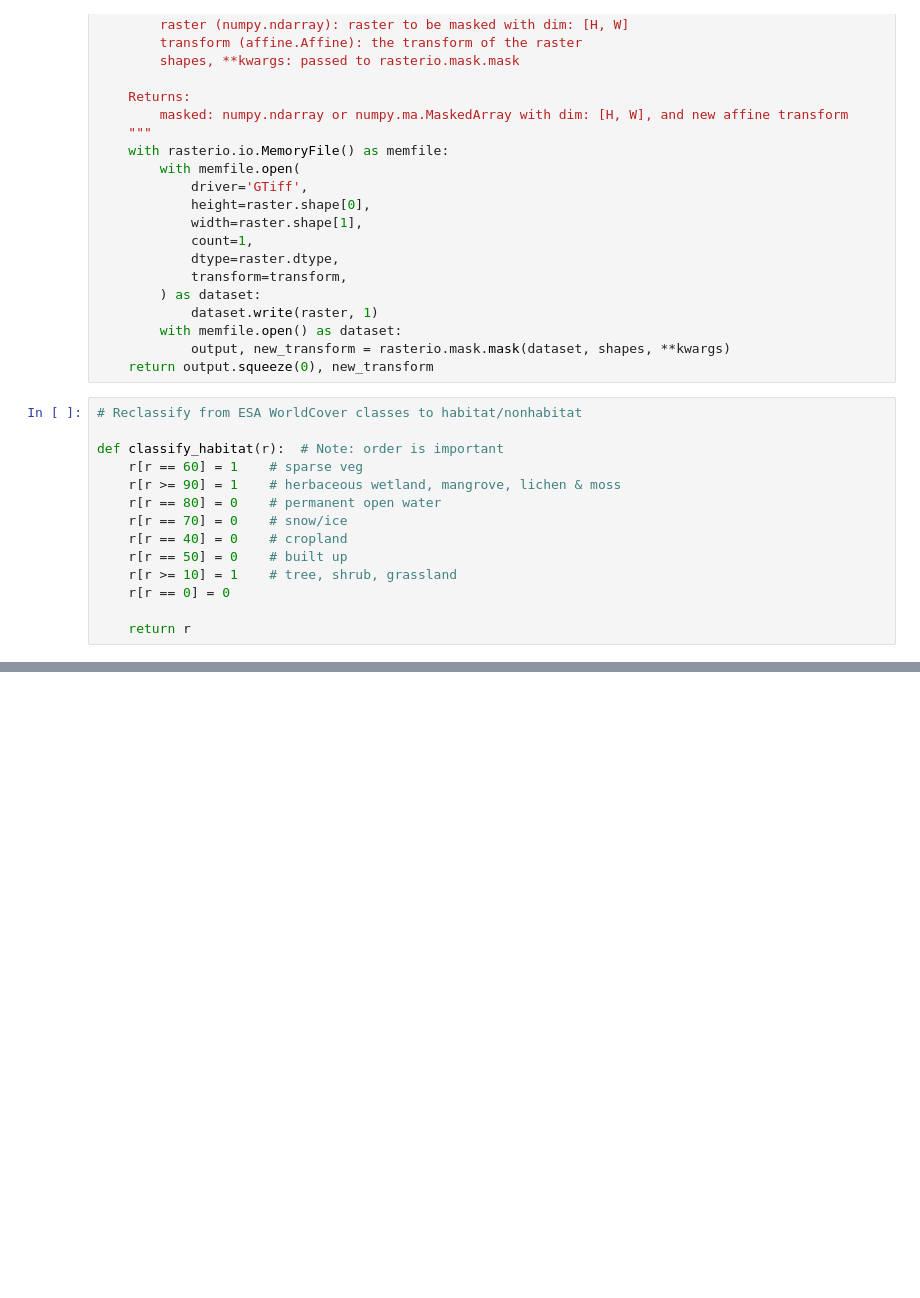
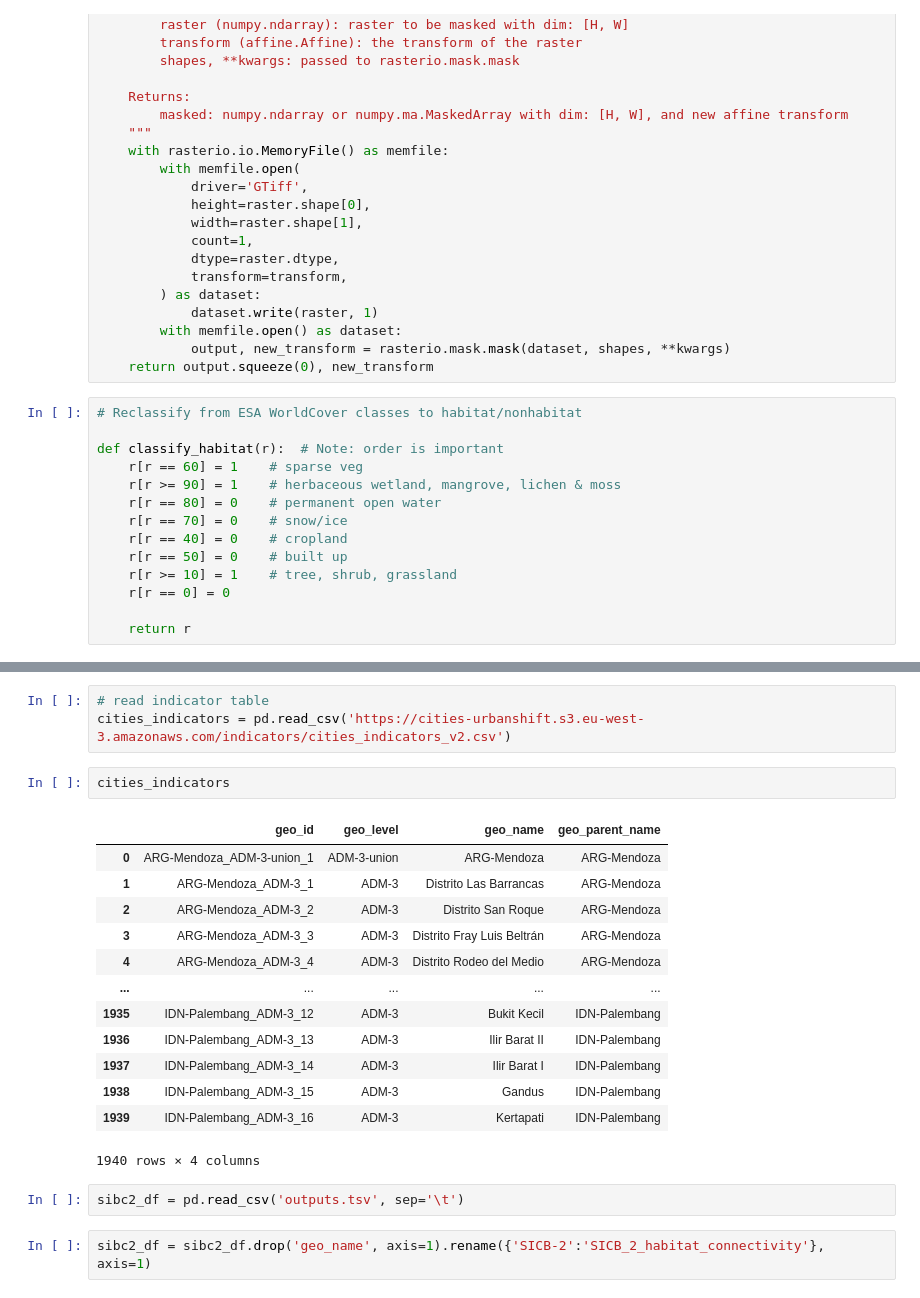
Before and after one commit to wri/cities-urbanshift, a Jupyter notebook: compute-indicator-SICB-2.ipynb, the cells around one changed output, grey strips where cells are left out. Cells and saved outputs as stored; diff of their text form; blank space fills up the shorter version.

```diff
--- a/compute-indicator-SICB-2.ipynb
+++ b/compute-indicator-SICB-2.ipynb
@@ -214,0 +306,23 @@ with fiona.open('filename.shp', 'w', 'ESRI Shapefile', schema) as c:
+# %%
+# read indicator table
+cities_indicators = pd.read_csv('https://cities-urbanshift.s3.eu-west-3.amazonaws.com/indicators/cities_indicators_v2.csv')
+# %%
+cities_indicators
+# %% [output]
+|  | geo_id | geo_level | geo_name | geo_parent_name |
+| 0 | ARG-Mendoza_ADM-3-union_1 | ADM-3-union | ARG-Mendoza | ARG-Mendoza |
+| 1 | ARG-Mendoza_ADM-3_1 | ADM-3 | Distrito Las Barrancas | ARG-Mendoza |
+| 2 | ARG-Mendoza_ADM-3_2 | ADM-3 | Distrito San Roque | ARG-Mendoza |
+| 3 | ARG-Mendoza_ADM-3_3 | ADM-3 | Distrito Fray Luis Beltrán | ARG-Mendoza |
+| 4 | ARG-Mendoza_ADM-3_4 | ADM-3 | Distrito Rodeo del Medio | ARG-Mendoza |
+| ... | ... | ... | ... | ... |
+| 1935 | IDN-Palembang_ADM-3_12 | ADM-3 | Bukit Kecil | IDN-Palembang |
+| 1936 | IDN-Palembang_ADM-3_13 | ADM-3 | Ilir Barat II | IDN-Palembang |
+| 1937 | IDN-Palembang_ADM-3_14 | ADM-3 | Ilir Barat I | IDN-Palembang |
+| 1938 | IDN-Palembang_ADM-3_15 | ADM-3 | Gandus | IDN-Palembang |
+| 1939 | IDN-Palembang_ADM-3_16 | ADM-3 | Kertapati | IDN-Palembang |
+1940 rows × 4 columns
+# %%
+sibc2_df = pd.read_csv('outputs.tsv', sep='\t')
+# %%
+sibc2_df = sibc2_df.drop('geo_name', axis=1).rename({'SICB-2':'SICB_2_habitat_connectivity'}, axis=1)
```
Also changed, not shown: parts of 23 cells of this notebook.
